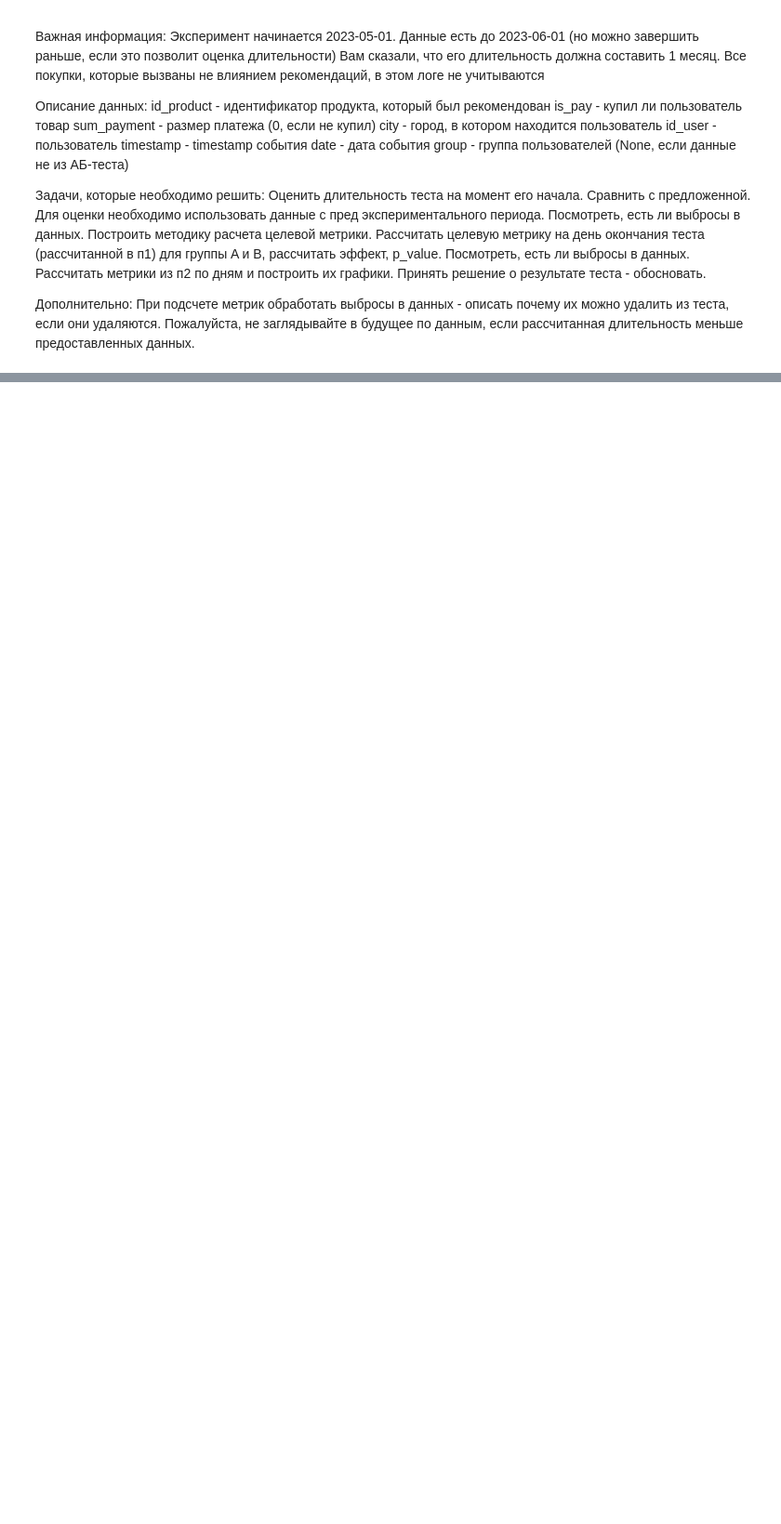
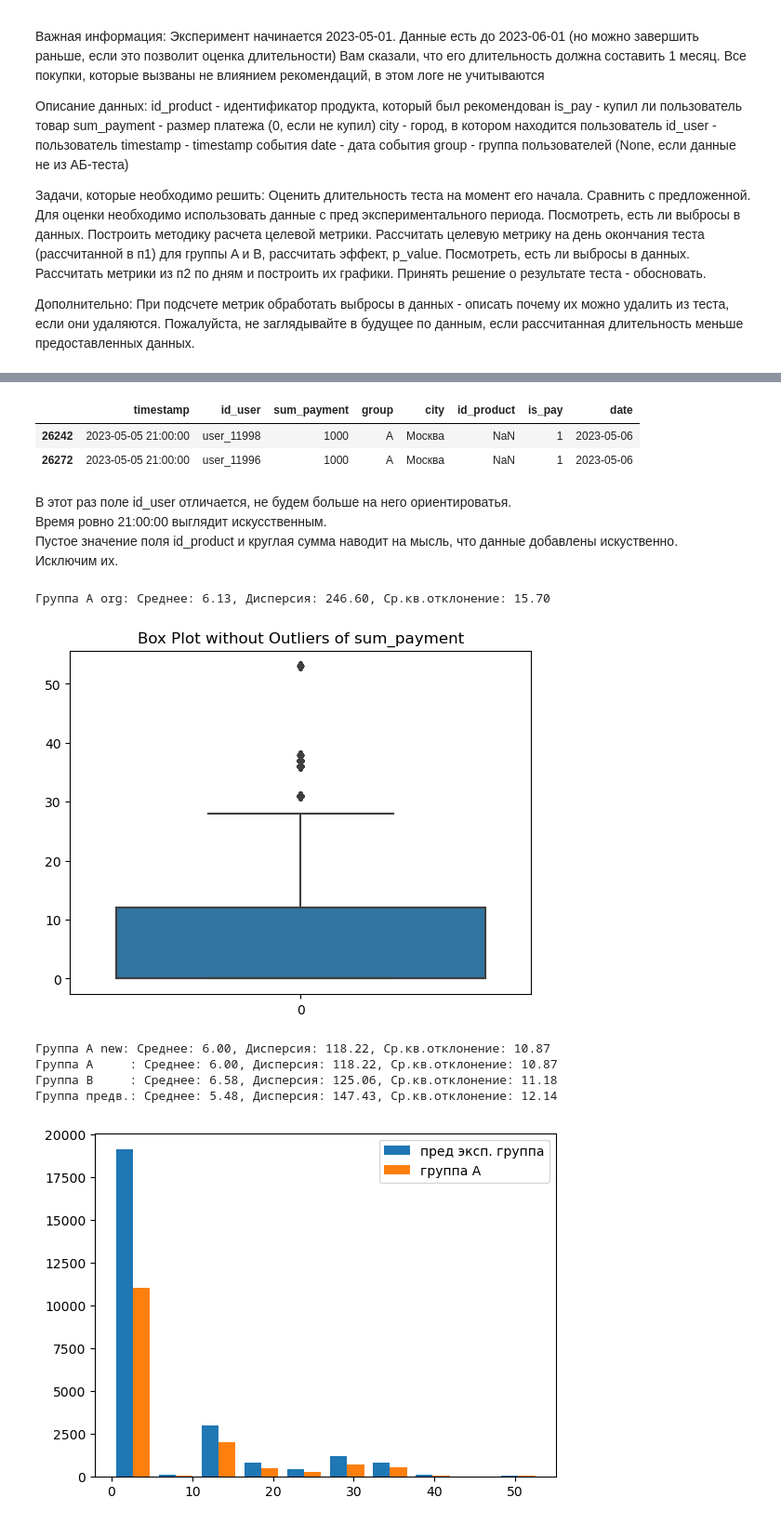
Before and after one commit to honitsu/abtests_vk, a Jupyter notebook: 03/hw3.ipynb, the cells around one changed output, grey strips where cells are left out. Shown at 93% size. Cells and saved outputs as stored; diff of their text form; code cells hidden in the pictures; blank space fills up the shorter version.

```diff
--- a/03/hw3.ipynb
+++ b/03/hw3.ipynb
@@ -84,0 +220,34 @@ Decision: Reject the new algorithm, Effect: -0.39, P-value: 0.222
+# %%
+df_A[df_A.sum_payment == 1000]
+# %% [output]
+|  | timestamp | id_user | sum_payment | group | city | id_product | is_pay | date |
+| 26242 | 2023-05-05 21:00:00 | user_11998 | 1000 | A | Москва | NaN | 1 | 2023-05-06 |
+| 26272 | 2023-05-05 21:00:00 | user_11996 | 1000 | A | Москва | NaN | 1 | 2023-05-06 |
+# %% [markdown]
+В этот раз поле id_user отличается, не будем больше на него ориентироватья.<br>
+Время ровно 21:00:00 выглядит искусственным.<br>
+Пустое значение поля id_product и круглая сумма наводит на мысль, что данные добавлены искуственно.<br>
+Исключим их.
+# %%
+threshold_value = 1000
+show_stats(df_A['sum_payment'], 'Группа A org')
+df_A = removal_Box_plot(df_A, 'sum_payment', threshold_value)
+show_stats(df_A['sum_payment'], 'Группа A new')
+
+show_stats(df_A['sum_payment'], 'Группа А     ')
+show_stats(df_B['sum_payment'], 'Группа B     ')
+show_stats(df_preexp['sum_payment'], 'Группа предв.')
+
+plt.hist([no_outliers.sum_payment, df_A.sum_payment],  label=['пред эксп. группа', 'группа А'])
+plt.legend(loc='upper right')
+plt.show()
+
+group_info(df_B.sum_payment)
+# %% [output]
+Группа A org: Среднее: 6.13, Дисперсия: 246.60, Ср.кв.отклонение: 15.70
+[figure, added]
+Группа A new: Среднее: 6.00, Дисперсия: 118.22, Ср.кв.отклонение: 10.87
+Группа А     : Среднее: 6.00, Дисперсия: 118.22, Ср.кв.отклонение: 10.87
+Группа B     : Среднее: 6.58, Дисперсия: 125.06, Ср.кв.отклонение: 11.18
+Группа предв.: Среднее: 5.48, Дисперсия: 147.43, Ср.кв.отклонение: 12.14
+[figure, added]
```
Also changed, not shown: parts of 21 cells of this notebook.
